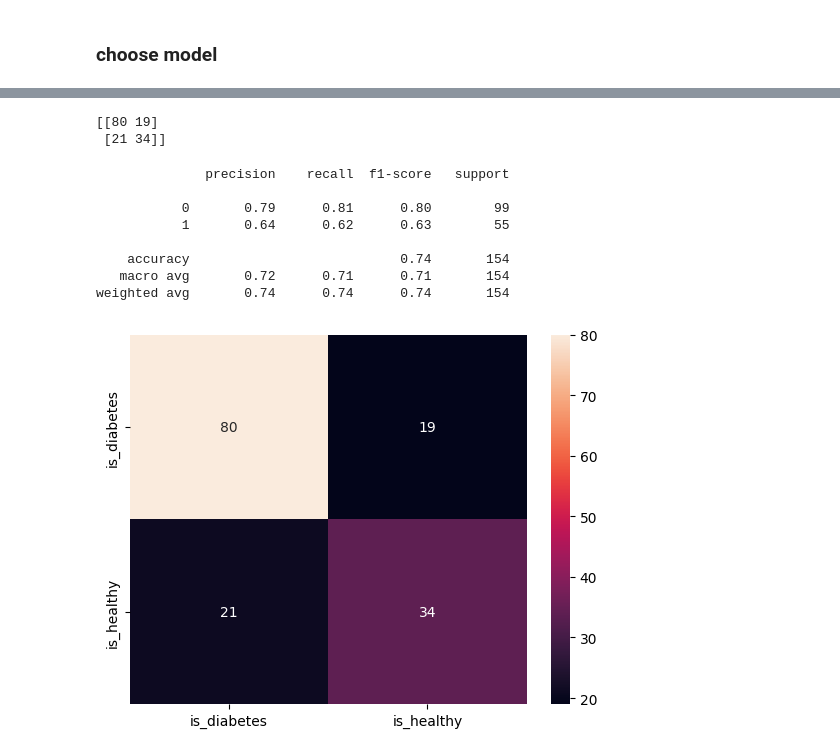
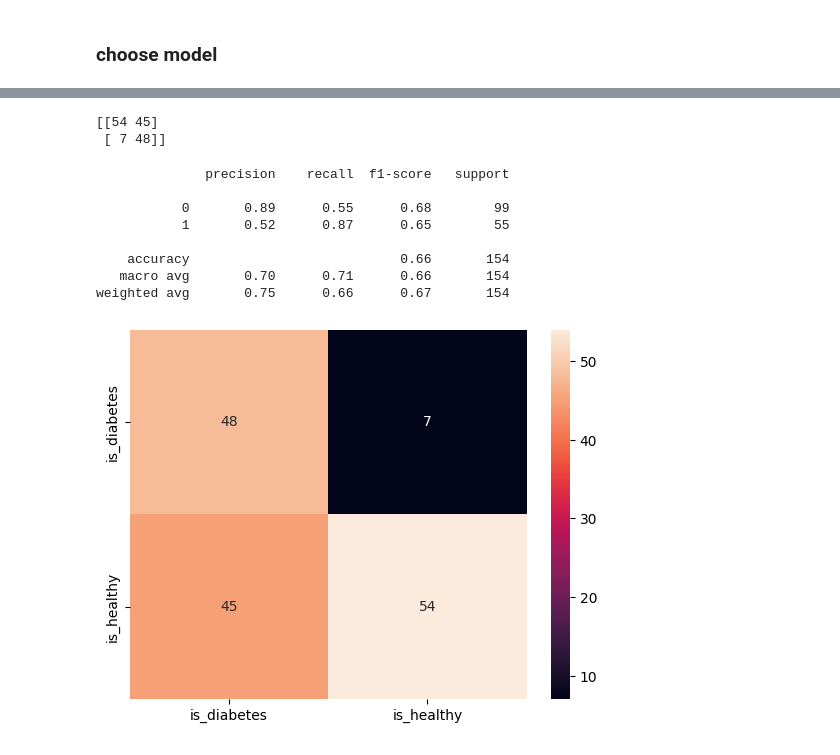
Before and after one commit to hutson-huy-CLV/learning-materials, a Jupyter notebook: AI&ML/Khóa 12-02AIMLDLCV nâng cao/Class/lesson6.ipynb, the cells around one changed output, grey strips where cells are left out. Saved outputs shown, nothing was run; the diff lists cells and outputs as text; code cells hidden in the pictures.

```diff
--- a/AI&ML/Khóa 12-02AIMLDLCV nâng cao/Class/lesson6.ipynb
+++ b/AI&ML/Khóa 12-02AIMLDLCV nâng cao/Class/lesson6.ipynb
@@ -74,13 +73,5 @@ print(model.best_params_, model.best_score_)
 # %%
-# Step 1: Predict probabilities for the positive class
-# Assuming `model` is your trained model and `X_test` is your test data
+# Assuming `model` is your trained LogisticRegression model and `X_test` is your test data
 probabilities = model.predict_proba(x_test)[:, 1]  # Get probabilities for the positive class
-
-# Step 2: Choose a new threshold
-new_threshold = 0.3  # Example threshold
-
-# Step 3: Apply the new threshold to classify instances
-predictions = (probabilities >= new_threshold).astype(int)
-
-# `predictions` now contains 1s and 0s based on the new threshold
-predictions
+new_threshold = 0.4  # Example of a lower threshold
+y_pred = (probabilities >= new_threshold).astype(int)
@@ -95,27 +78,25 @@ array([1, 0, 0, 0, 1, 1, 0, 1, 1, 1, 0, 1, 1, 1, 0, 1, 0, 0, 1, 1, 1, 0,
-# %%
-y_pred = model.predict(x_test)
 # %%
 print(confusion_matrix(y_test, y_pred))
 # %% [output]
-[[80 19]
- [21 34]]
+[[54 45]
+ [ 7 48]]
 # %%
 print(classification_report(y_test, y_pred))
 # %% [output]
               precision    recall  f1-score   support
 
-           0       0.79      0.81      0.80        99
-           1       0.64      0.62      0.63        55
+           0       0.89      0.55      0.68        99
+           1       0.52      0.87      0.65        55
 
-    accuracy                           0.74       154
-   macro avg       0.72      0.71      0.71       154
-weighted avg       0.74      0.74      0.74       154
+    accuracy                           0.66       154
+   macro avg       0.70      0.71      0.66       154
+weighted avg       0.75      0.66      0.67       154
 # %%
 
-cm = np.array(confusion_matrix(y_test, y_pred))
-confusion = pd.DataFrame(cm, index=['is_diabetes', 'is_healthy'], columns=['is_diabetes', 'is_healthy'])
+cm = np.array(confusion_matrix(y_test, y_pred, labels=[1,0]))
+confusion = pd.DataFrame(cm, index=['is_diabetes','is_healthy'], columns=['is_diabetes','is_healthy'])
 confusion
 sns.heatmap(confusion, annot=True)
 plt.show()
 # %% [output]
-[figure, old version]
+[figure, new version]
```
Also changed, not shown: parts of 3 cells of this notebook.
